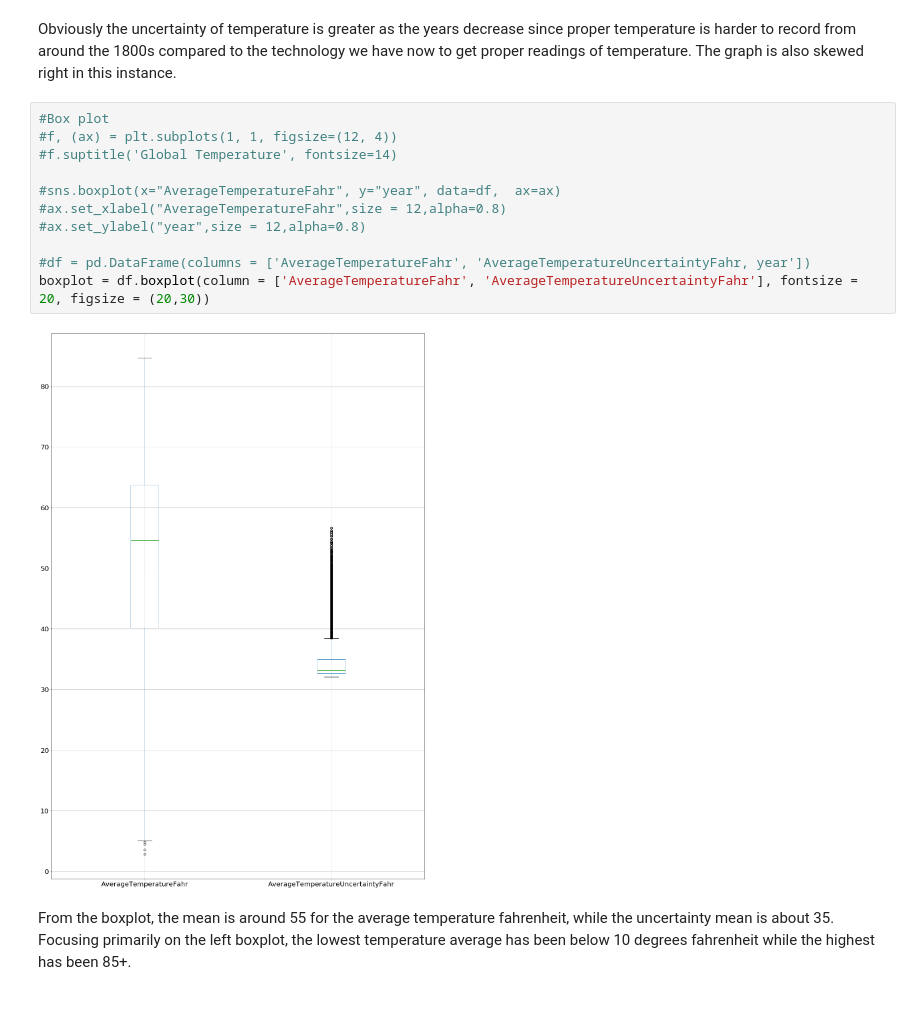
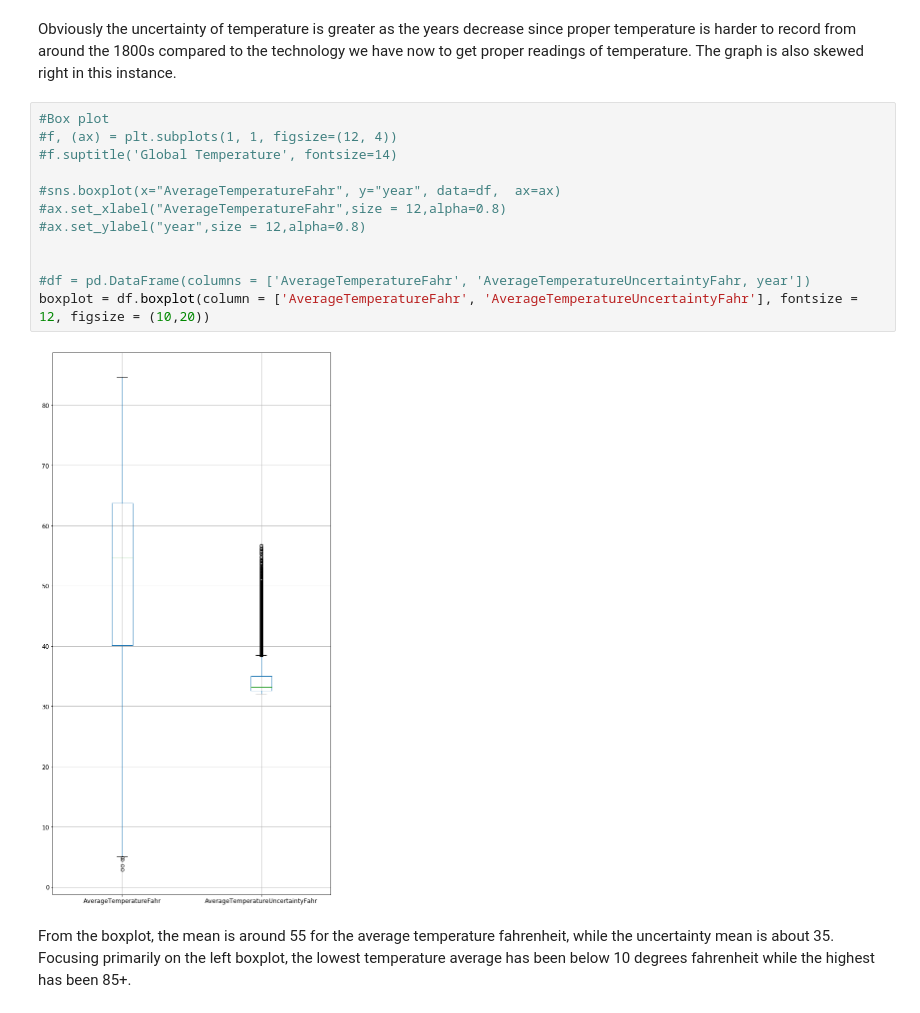
Before and after one commit to CS-UCR/cs105-prj-phase3-square, a Jupyter notebook: square_proj_phase2.ipynb, the cells around one changed output. Drawn from its saved outputs; the diff is of its cells as text.

```diff
--- a/square_proj_phase2.ipynb
+++ b/square_proj_phase2.ipynb
@@ -80,15 +80,16 @@ Obviously the uncertainty of temperature is greater as the years decrease since
 # %%
 #Box plot
 #f, (ax) = plt.subplots(1, 1, figsize=(12, 4))
 #f.suptitle('Global Temperature', fontsize=14)
 
 #sns.boxplot(x="AverageTemperatureFahr", y="year", data=df,  ax=ax)
 #ax.set_xlabel("AverageTemperatureFahr",size = 12,alpha=0.8)
 #ax.set_ylabel("year",size = 12,alpha=0.8)
 
+
 #df = pd.DataFrame(columns = ['AverageTemperatureFahr', 'AverageTemperatureUncertaintyFahr, year'])
-boxplot = df.boxplot(column = ['AverageTemperatureFahr', 'AverageTemperatureUncertaintyFahr'], fontsize = 20, figsize = (20,30))
+boxplot = df.boxplot(column = ['AverageTemperatureFahr', 'AverageTemperatureUncertaintyFahr'], fontsize = 12, figsize = (10,20))
 # %% [output]
-[figure, old version]
+[figure, new version]
 # %% [markdown]
 From the boxplot, the mean is around 55 for the average temperature fahrenheit, while the uncertainty mean is about 35. Focusing primarily on the left boxplot, the lowest temperature average has been below 10 degrees fahrenheit while the highest has been 85+.
```
Also changed, not shown: parts of 11 cells of this notebook.
